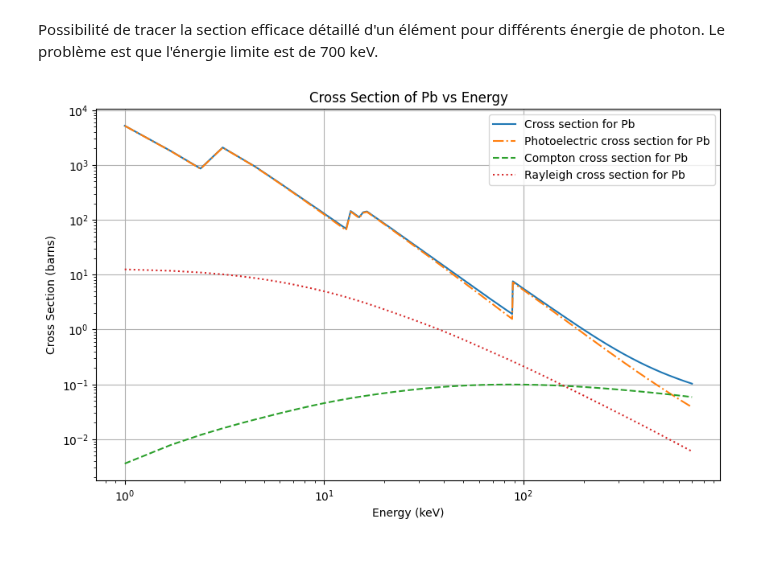
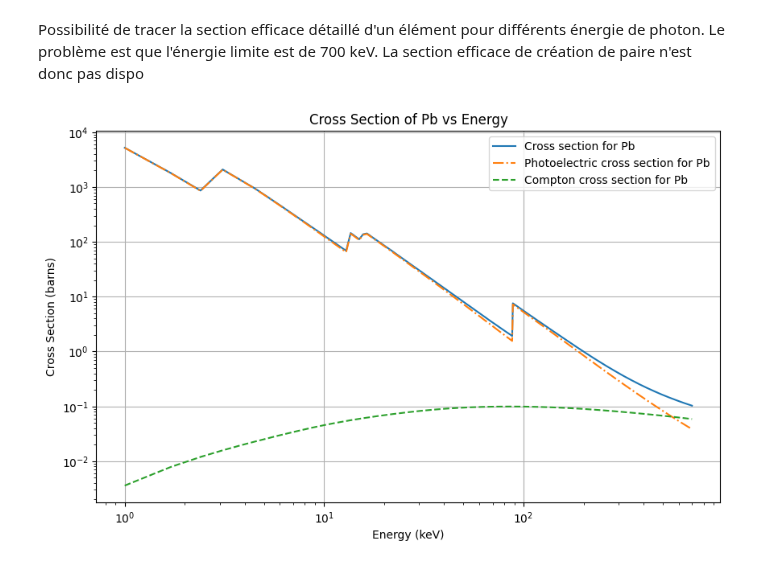
Before and after one commit to simonfouc120/open-mc-project, a Jupyter notebook: src/studies/isotope_analysis/xraylib_application.ipynb, the cells around one changed output. Cells and saved outputs as stored; diff of their text form; code cells hidden in the pictures.

```diff
--- a/src/studies/isotope_analysis/xraylib_application.ipynb
+++ b/src/studies/isotope_analysis/xraylib_application.ipynb
@@ -1,33 +1,29 @@
 # %% [markdown]
 Possibilité de tracer la section efficace détaillé d'un élément pour différents énergie de photon.
 Le problème est que l'énergie limite est de 700 keV.
+La section efficace de création de paire n'est donc pas dispo
 # %%
 import xraylib as xrl
-
 import numpy as np
 import matplotlib.pyplot as plt
 
-# plot the cross section for a given isotope for energy between 1 keV and 100 MeV
 def plot_cross_section(isotope_symbol, energy_range=(1, 1e3)):
     energies = np.linspace(energy_range[0], energy_range[1], 1000)
     cross_sections = [xrl.CS_Total(xrl.SymbolToAtomicNumber(isotope_symbol), e) for e in energies]
     cross_sections_photo = [xrl.CS_Photo(xrl.SymbolToAtomicNumber(isotope_symbol), e) for e in energies]
     cross_sections_compton = [xrl.CS_Compt(xrl.SymbolToAtomicNumber(isotope_symbol), e) for e in energies]
-    cross_sections_rayleigh = [xrl.CS_Rayl(xrl.SymbolToAtomicNumber(isotope_symbol), e) for e in energies]
-
     plt.figure(figsize=(10, 6))
     plt.plot(energies, cross_sections, label=f"Cross section for {isotope_symbol}")
     plt.plot(energies, cross_sections_photo, label=f"Photoelectric cross section for {isotope_symbol}", linestyle="-.")
     plt.plot(energies, cross_sections_compton, label=f"Compton cross section for {isotope_symbol}", linestyle="--")
-    plt.plot(energies, cross_sections_rayleigh, label=f"Rayleigh cross section for {isotope_symbol}", linestyle=":")
     plt.yscale("log")
     plt.xscale("log")
     plt.xlabel("Energy (keV)")
     plt.ylabel("Cross Section (barns)")
     plt.title(f"Cross Section of {isotope_symbol} vs Energy")
     plt.legend()
     plt.grid(True)
     plt.show()
 plot_cross_section("Pb", energy_range=(1, 700))
 # %% [output]
-[figure, old version]
+[figure, new version]
```
Also changed, not shown: 1 other file.
